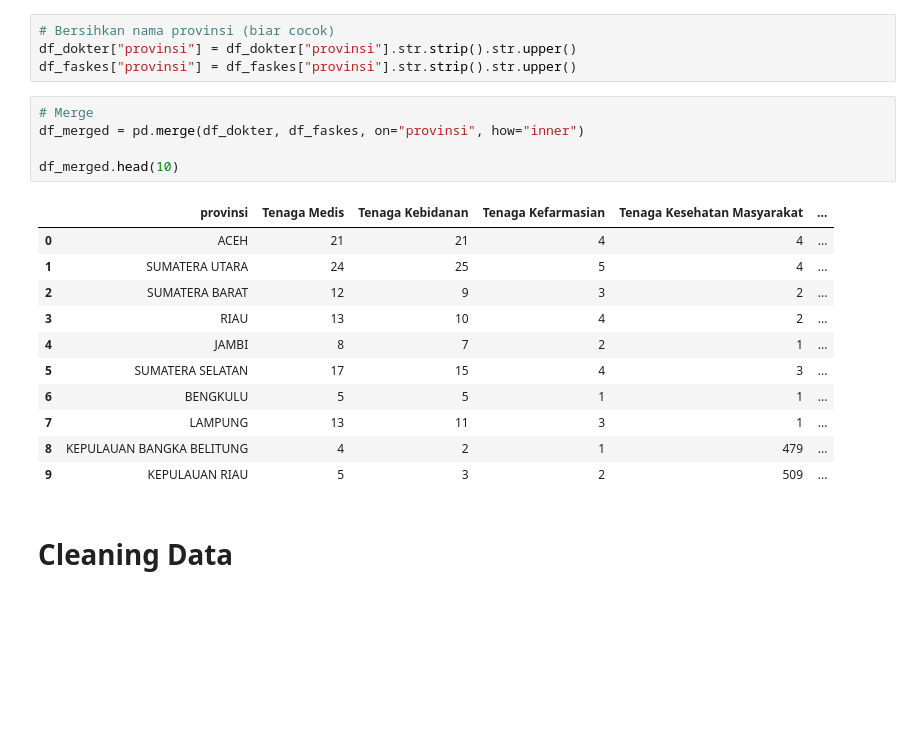
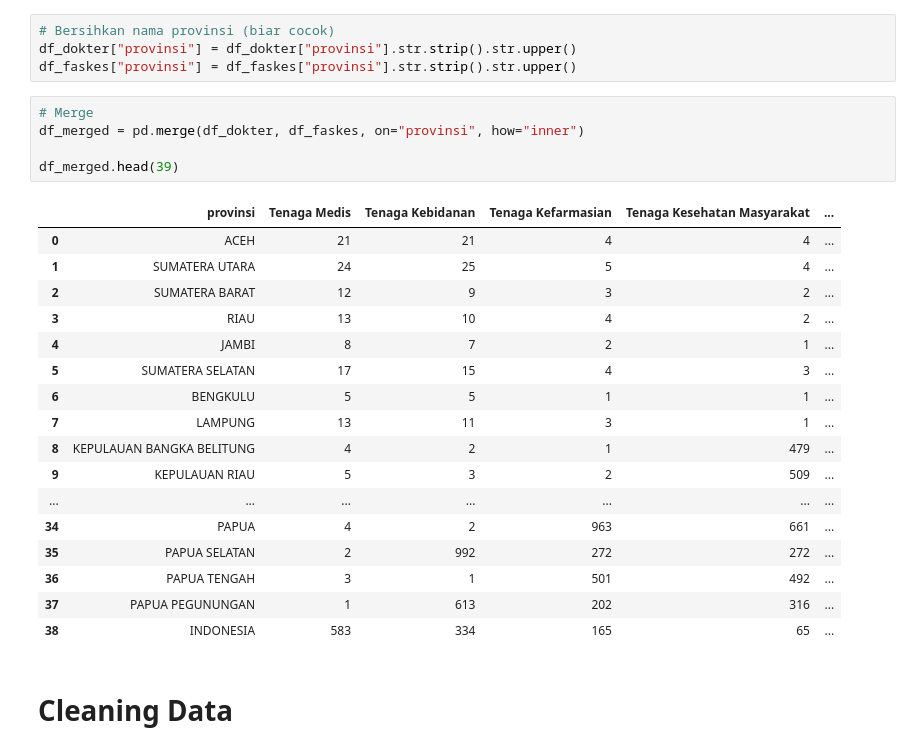
Before and after one commit to RandiBro234/MedDistrib, a Jupyter notebook: data/goverment.ipynb, the cells around one changed output. Cells and saved outputs as stored; diff of their text form; blank space fills up the shorter version.

```diff
--- a/data/goverment.ipynb
+++ b/data/goverment.ipynb
@@ -35,20 +35,26 @@ df_faskes["provinsi"] = df_faskes["provinsi"].str.strip().str.upper()
 # %%
 # Merge
 df_merged = pd.merge(df_dokter, df_faskes, on="provinsi", how="inner")
 
-df_merged.head(10)
+df_merged.head(39)
 # %% [output]
 |  | provinsi | Tenaga Medis | Tenaga Kebidanan | Tenaga Kefarmasian | Tenaga Kesehatan Masyarakat | ... |
 | 0 | ACEH | 21 | 21 | 4 | 4 | ... |
 | 1 | SUMATERA UTARA | 24 | 25 | 5 | 4 | ... |
 | 2 | SUMATERA BARAT | 12 | 9 | 3 | 2 | ... |
 | 3 | RIAU | 13 | 10 | 4 | 2 | ... |
 | 4 | JAMBI | 8 | 7 | 2 | 1 | ... |
 | 5 | SUMATERA SELATAN | 17 | 15 | 4 | 3 | ... |
 | 6 | BENGKULU | 5 | 5 | 1 | 1 | ... |
 | 7 | LAMPUNG | 13 | 11 | 3 | 1 | ... |
 | 8 | KEPULAUAN BANGKA BELITUNG | 4 | 2 | 1 | 479 | ... |
 | 9 | KEPULAUAN RIAU | 5 | 3 | 2 | 509 | ... |
+| ... | ... | ... | ... | ... | ... | ... |
+| 34 | PAPUA | 4 | 2 | 963 | 661 | ... |
+| 35 | PAPUA SELATAN | 2 | 992 | 272 | 272 | ... |
+| 36 | PAPUA TENGAH | 3 | 1 | 501 | 492 | ... |
+| 37 | PAPUA PEGUNUNGAN | 1 | 613 | 202 | 316 | ... |
+| 38 | INDONESIA | 583 | 334 | 165 | 65 | ... |
 # %% [markdown]
 # Cleaning Data
 # %%
```
Also changed, not shown: parts of 4 cells of this notebook, 2 other files.
